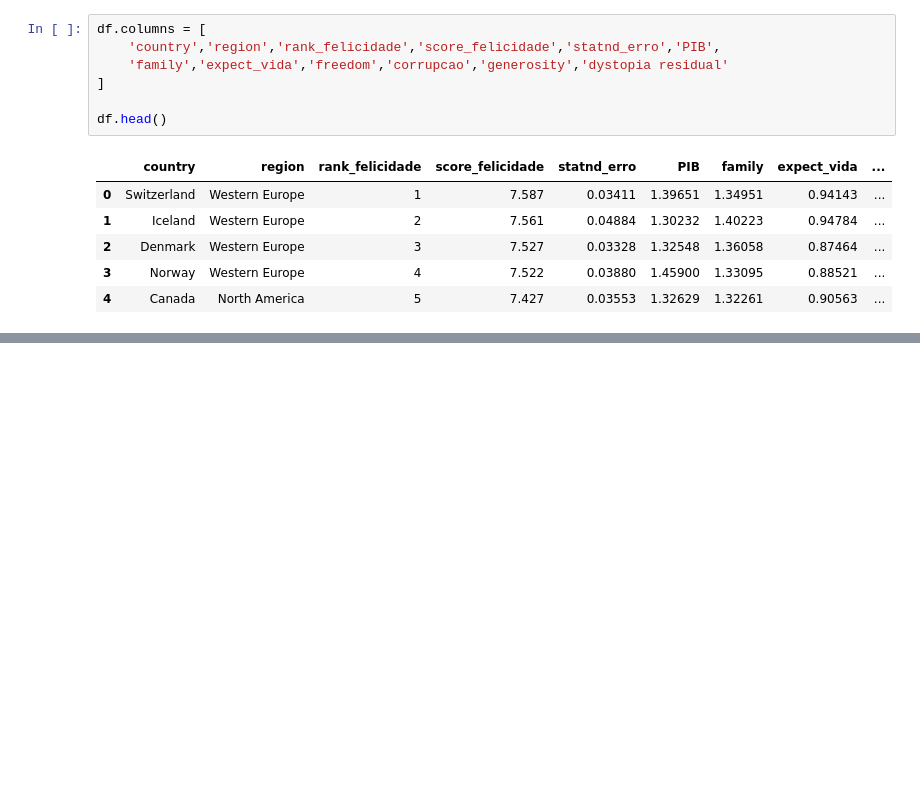
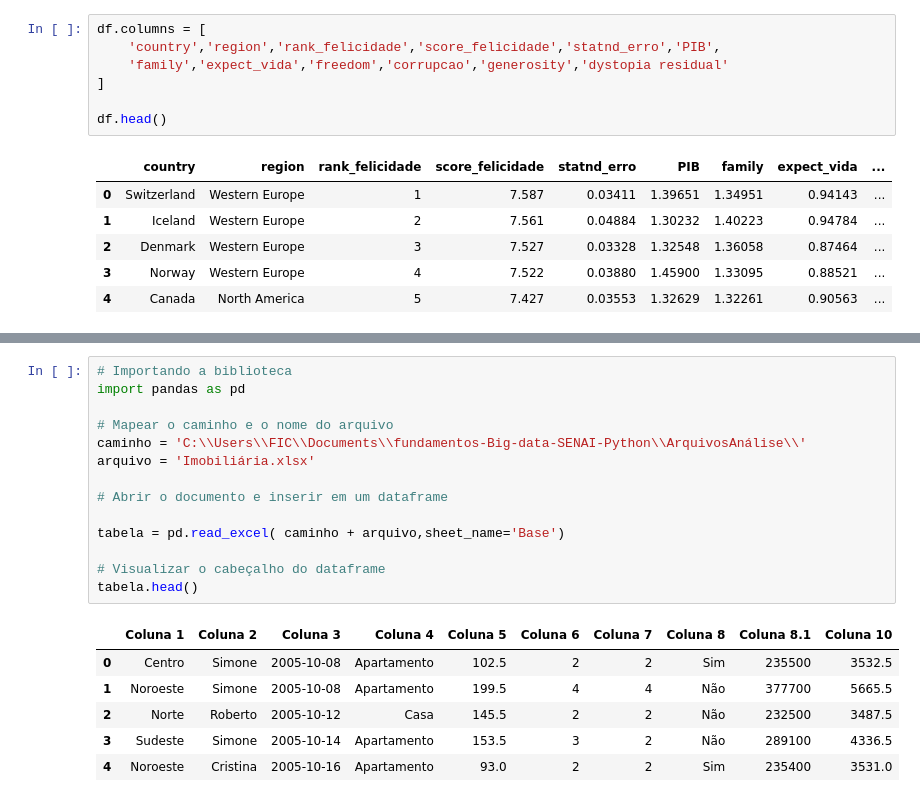
Before and after one commit to carmoemanoel/fundamentos-Big-data-SENAI-Python, a Jupyter notebook: exercícios/lista_05_Exercício.ipynb, the cells around one changed output, grey strips where cells are left out. Saved outputs shown, nothing was run; the diff lists cells and outputs as text; blank space fills up the shorter version.

Commit message:
Inserindo novo arquivo, gerando e exportando uma tabela retirada de uma outra tabela

```diff
--- a/exercícios/lista_05_Exercício.ipynb
+++ b/exercícios/lista_05_Exercício.ipynb
@@ -100,0 +110,21 @@ df.head()
+# %%
+# Importando a biblioteca
+import pandas as pd
+
+# Mapear o caminho e o nome do arquivo
+caminho = 'C:\\Users\\FIC\\Documents\\fundamentos-Big-data-SENAI-Python\\ArquivosAnálise\\'
+arquivo = 'Imobiliária.xlsx'
+
+# Abrir o documento e inserir em um dataframe
+
+tabela = pd.read_excel( caminho + arquivo,sheet_name='Base')
+
+# Visualizar o cabeçalho do dataframe
+tabela.head()
+# %% [output]
+|  | Coluna 1 | Coluna 2 | Coluna 3 | Coluna 4 | Coluna 5 | Coluna 6 | Coluna 7 | Coluna 8 | Coluna 8.1 | Coluna 10 |
+| 0 | Centro | Simone | 2005-10-08 | Apartamento | 102.5 | 2 | 2 | Sim | 235500 | 3532.5 |
+| 1 | Noroeste | Simone | 2005-10-08 | Apartamento | 199.5 | 4 | 4 | Não | 377700 | 5665.5 |
+| 2 | Norte | Roberto | 2005-10-12 | Casa | 145.5 | 2 | 2 | Não | 232500 | 3487.5 |
+| 3 | Sudeste | Simone | 2005-10-14 | Apartamento | 153.5 | 3 | 2 | Não | 289100 | 4336.5 |
+| 4 | Noroeste | Cristina | 2005-10-16 | Apartamento | 93.0 | 2 | 2 | Sim | 235400 | 3531.0 |
```
Also changed, not shown: parts of 18 cells of this notebook, 10 other files.
